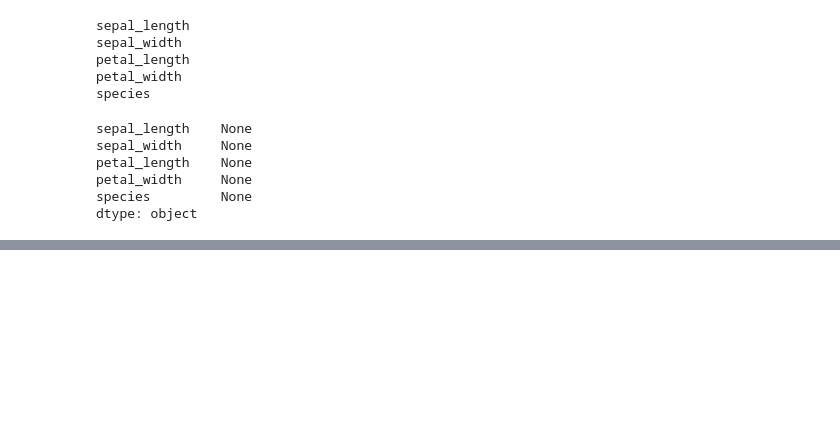
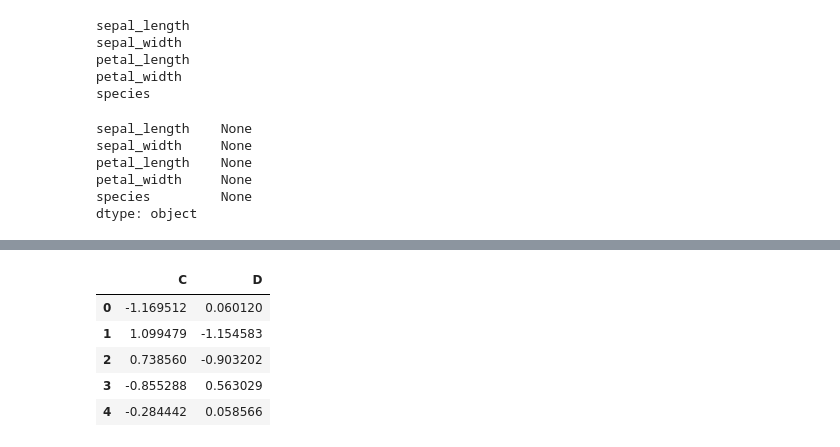
Before and after one commit to AlessandrodAgostino/Python-Projects, a Jupyter notebook: GM/EX_Groupy_Standardization.ipynb, the cells around one changed output, grey strips where cells are left out. Drawn from its saved outputs; the diff is of its cells as text; code cells hidden in the pictures; blank space fills up the shorter version.

```diff
--- a/GM/EX_Groupy_Standardization.ipynb
+++ b/GM/EX_Groupy_Standardization.ipynb
@@ -239,0 +266,10 @@ dtype: object
+# %%
+trans_df = df.groupby('A').transform(lambda x: (x - x.mean()) / x.std())
+trans_df.head()
+# %% [output]
+|  | C | D |
+| 0 | -1.169512 | 0.060120 |
+| 1 | 1.099479 | -1.154583 |
+| 2 | 0.738560 | -0.903202 |
+| 3 | -0.855288 | 0.563029 |
+| 4 | -0.284442 | 0.058566 |
```
Also changed, not shown: parts of 2 cells of this notebook, 1 other file.
